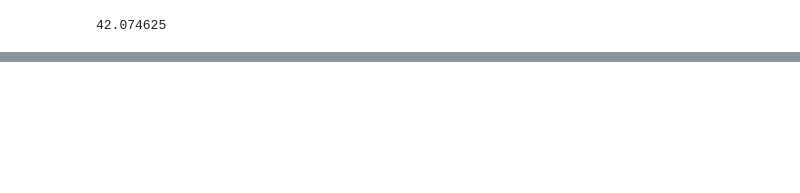
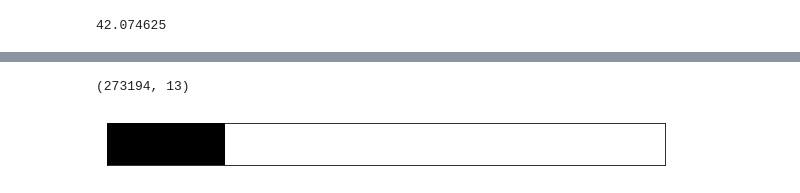
Before and after one commit to nigroup/binaural_audition, a Jupyter notebook: common/data/data_creation/Moritz_Talk.ipynb, the cells around one changed output, grey strips where cells are left out. Drawn from its saved outputs; the diff is of its cells as text; code cells hidden in the pictures; blank space fills up the shorter version.

```diff
--- a/common/data/data_creation/Moritz_Talk.ipynb
+++ b/common/data/data_creation/Moritz_Talk.ipynb
@@ -233,34 +253,48 @@ data['y'][0, 25*100:,:].shape
 matched_data_part = np.repeat(data['y'][0, 25*100:,:], framerate_mixture / 100, axis=0)
 matched_data = np.full((result_mixture.shape[0], 13), np.nan)
 matched_data[:matched_data_part.shape[0], :] = matched_data_part
-matched_data.shape
+print(matched_data.shape)
 
-labels = ['alarm', 'baby', 'femaleSpeech',  'fire', 'crash', 'dog', 'engine', 'footsteps', 'knock', 'phone', 'piano', 'maleSpeech', 'femaleScreammaleScream']
+labels = ['alarm', 'baby', 'femaleSpeech',  'fire', 'crash', 'dog', 'engine', 'footsteps', 'knock', 'phone', 'piano', 'maleSpeech', 'scream']
+# %% [output]
+(273194, 13)
 # %%
-sparse = True
+def plot_labels_head(matched_data, name, sparse=True, with_yticks=True):
+    if not sparse:
+        fig, ax1 = plt.subplots(1,1, figsize=(10, 10))
+        plot_data = np.copy(matched_data)
+        if with_yticks:
+            ax1.set_yticks(np.arange(0, 13))
+            ax1.set_yticklabels(labels)
+        else:
+            ax1.set_yticks([])
+            ax1.set_yticklabels([])
+    else:
+        non_empty = np.where(np.any(matched_data>=1, axis=0))[0]
+        fig, ax1 = plt.subplots(1,1, figsize=(10, (10/13)*len(non_empty)))
+        non_empty = np.where(np.any(matched_data>=1, axis=0))[0]
+        plot_data = np.copy(matched_data)
+        plot_data = plot_data[:, non_empty]
+        if with_yticks:
+            ax1.set_yticks(np.arange(0, len(non_empty)))
+            ax1.set_yticklabels([labels[index] for index in non_empty])
+        else:
+            ax1.set_yticks([])
+            ax1.set_yticklabels([])
 
 
-if not sparse:
-    fig, ax1 = plt.subplots(1,1, figsize=(10, 10))
-    plot_data = np.copy(matched_data)
-    ax1.set_yticks(np.arange(0, 13))
-    ax1.set_yticklabels(labels)
-else:
-    non_empty = np.where(np.any(matched_data>=1, axis=0))[0]
-    fig, ax1 = plt.subplots(1,1, figsize=(10, (10/13)*len(non_empty)))
-    non_empty = np.where(np.any(matched_data>=1, axis=0))[0]
-    plot_data = np.copy(matched_data)
-    plot_data = plot_data[:, non_empty]
-    ax1.set_yticks(np.arange(0, len(non_empty)))
-    ax1.set_yticklabels([labels[index] for index in non_empty])
+    ax1.imshow(plot_data.T, cmap='Greys', aspect='auto')
+    x = np.arange(framerate_mixture, plot_data.shape[0], 2*framerate_mixture)
+    x_labels = np.arange(26, 44, 2)
+    ax1.set_xticks([])
+    ax1.set_xticklabels([])
+    xlim=((25-25), (42-25)*framerate_mixture)
+    ax1.set_xlim(xlim)
+    plt.savefig('label_'+name+'_for_head.svg', transparent=True, dpi=300)
 
-ax1.imshow(plot_data.T, cmap='Greys', aspect='auto')
-x = np.arange(framerate_mixture, plot_data.shape[0], 2*framerate_mixture)
-x_labels = np.arange(26, 44, 2)
-ax1.set_xticks(x)
-ax1.set_xticklabels(x_labels)
-xlim=((25-25), (42-25)*framerate_mixture)
-ax1.set_xlim(xlim)
+plot_labels_head(matched_data[:, 10:11], 'piano_distr1', with_yticks=False)
+# %% [output]
+[figure, added]
 # %%
 # distr 1: piano, general, general
 # distr 2: footsteps
```
Also changed, not shown: parts of 23 cells of this notebook, 37 other files.
